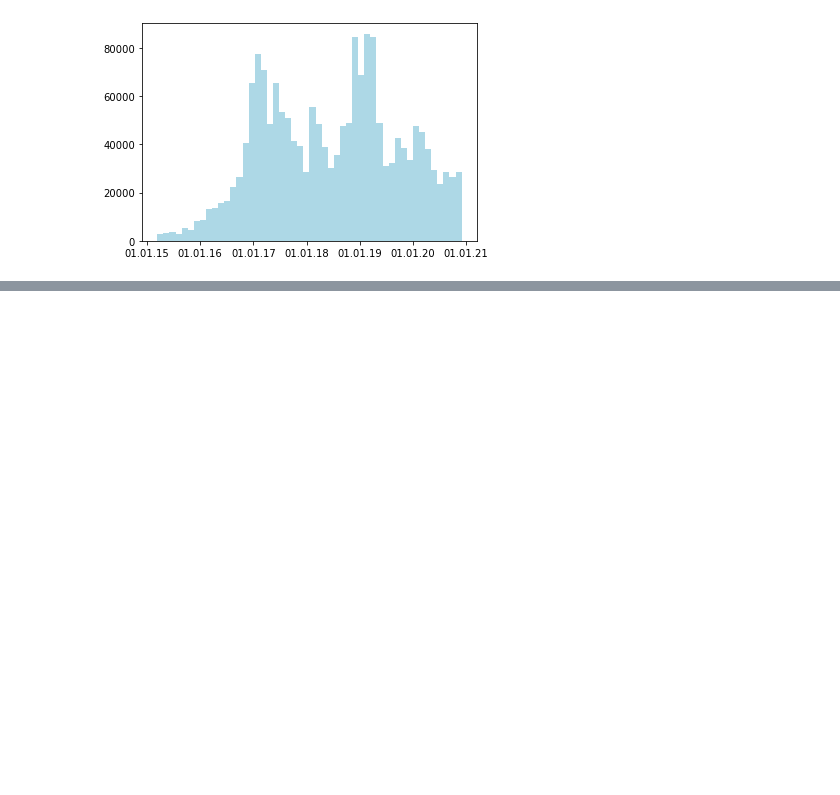
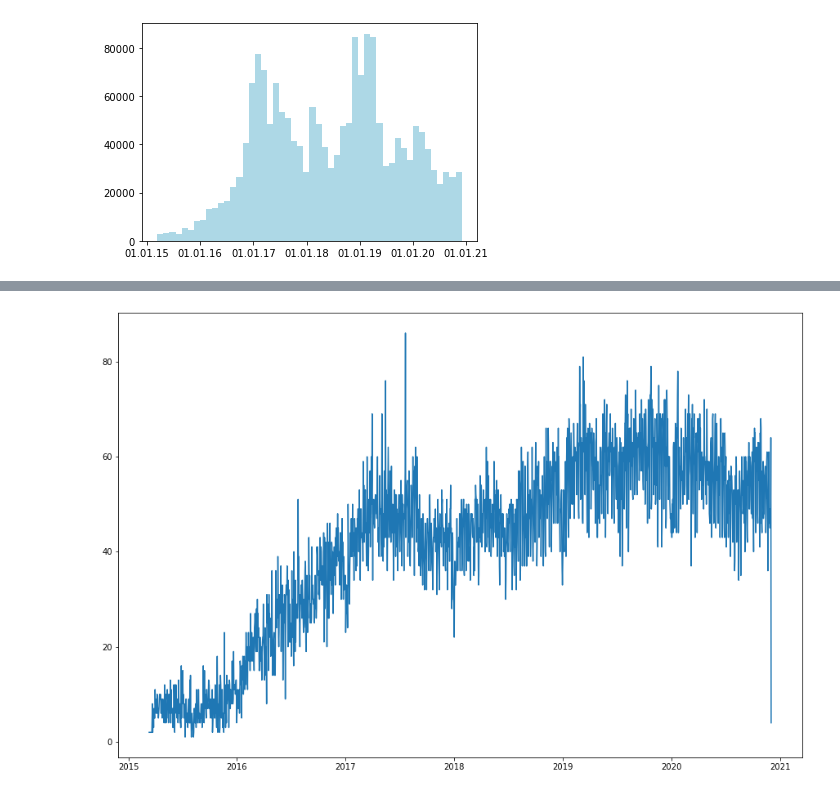
Before and after one commit to KonstantinKlepikov/infection-temporal-graph, a Jupyter notebook: data_parsing.ipynb, the cells around one changed output, grey strips where cells are left out. Cells and saved outputs as stored; diff of their text form; code cells hidden in the pictures; blank space fills up the shorter version.

```diff
--- a/data_parsing.ipynb
+++ b/data_parsing.ipynb
@@ -387,0 +430,5 @@ TO-DO: split events:
+# %%
+import collections
+files_sort = collections.OrderedDict(sorted(files.items()))
+files_sort = [(datetime.strptime(i[0], '%Y-%m-%d'), len(i[1])) for i in files_sort.items()]
+files_sort
@@ -387,0 +453,6 @@ TO-DO: split events:
+# %%
+fig, ax = plt.subplots(1,1,figsize=(15,10))
+ax.plot(*zip(*files_sort))
+plt.show()
+# %% [output]
+[figure, added]
```
Also changed, not shown: parts of 10 cells of this notebook.
